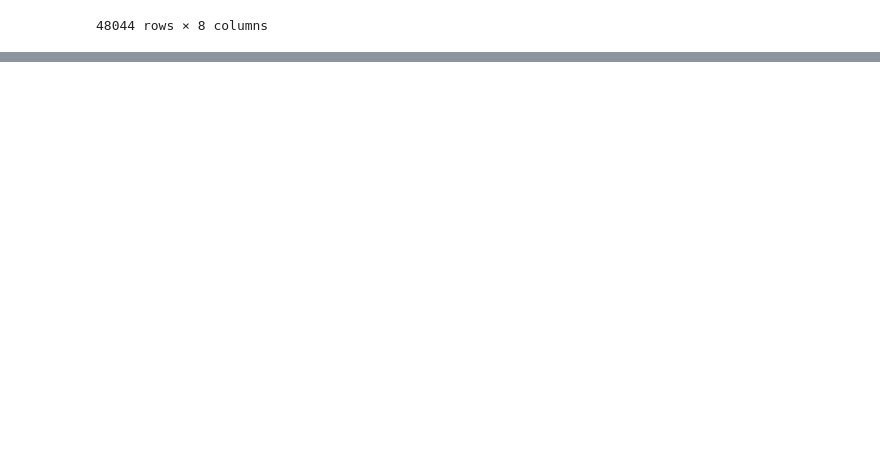
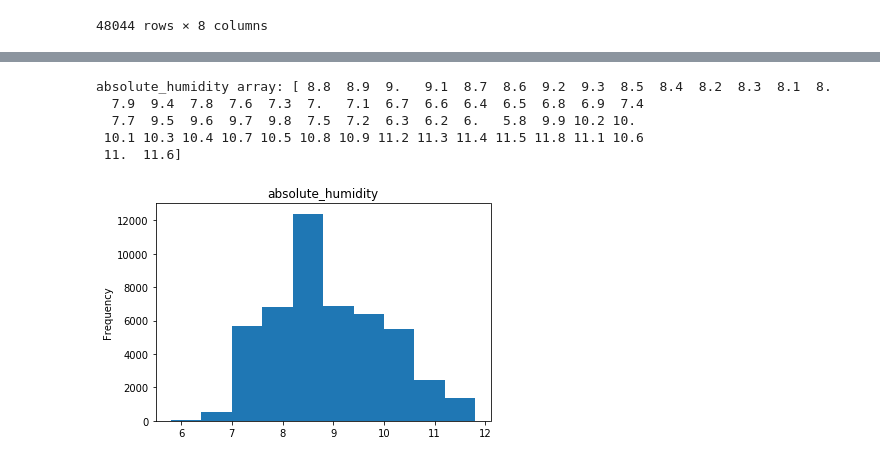
Before and after one commit to IvanComp/EDA-EnterpriseDataAnalytics-project, a Jupyter notebook: Jupyter Notebooks/3 - Preparing the Environmental dataset for predictions.ipynb, the cells around one changed output, grey strips where cells are left out. Cells and saved outputs as stored; diff of their text form; code cells hidden in the pictures; blank space fills up the shorter version.

Commit message:
Updated the Environmental prediction notebook new file for the 3 months

```diff
--- a/Jupyter Notebooks/3 - Preparing the Environmental dataset for predictions.ipynb
+++ b/Jupyter Notebooks/3 - Preparing the Environmental dataset for predictions.ipynb
@@ -124,0 +148,3 @@ df
+# %%
+df = df.round({'absolute_humidity': 1, 'dew_point': 1, 'environmental_temperature': 1})
+df
@@ -124,0 +188,12 @@ df
+# %%
+print('absolute_humidity array:',df.absolute_humidity.unique())
+df['absolute_humidity'].plot(kind='hist')
+plt.title("absolute_humidity")
+plt.show()
+# %% [output]
+absolute_humidity array: [ 8.8  8.9  9.   9.1  8.7  8.6  9.2  9.3  8.5  8.4  8.2  8.3  8.1  8.
+  7.9  9.4  7.8  7.6  7.3  7.   7.1  6.7  6.6  6.4  6.5  6.8  6.9  7.4
+  7.7  9.5  9.6  9.7  9.8  7.5  7.2  6.3  6.2  6.   5.8  9.9 10.2 10.
+ 10.1 10.3 10.4 10.7 10.5 10.8 10.9 11.2 11.3 11.4 11.5 11.8 11.1 10.6
+ 11.  11.6]
+[figure, added]
```
Also changed, not shown: parts of 15 cells of this notebook.
